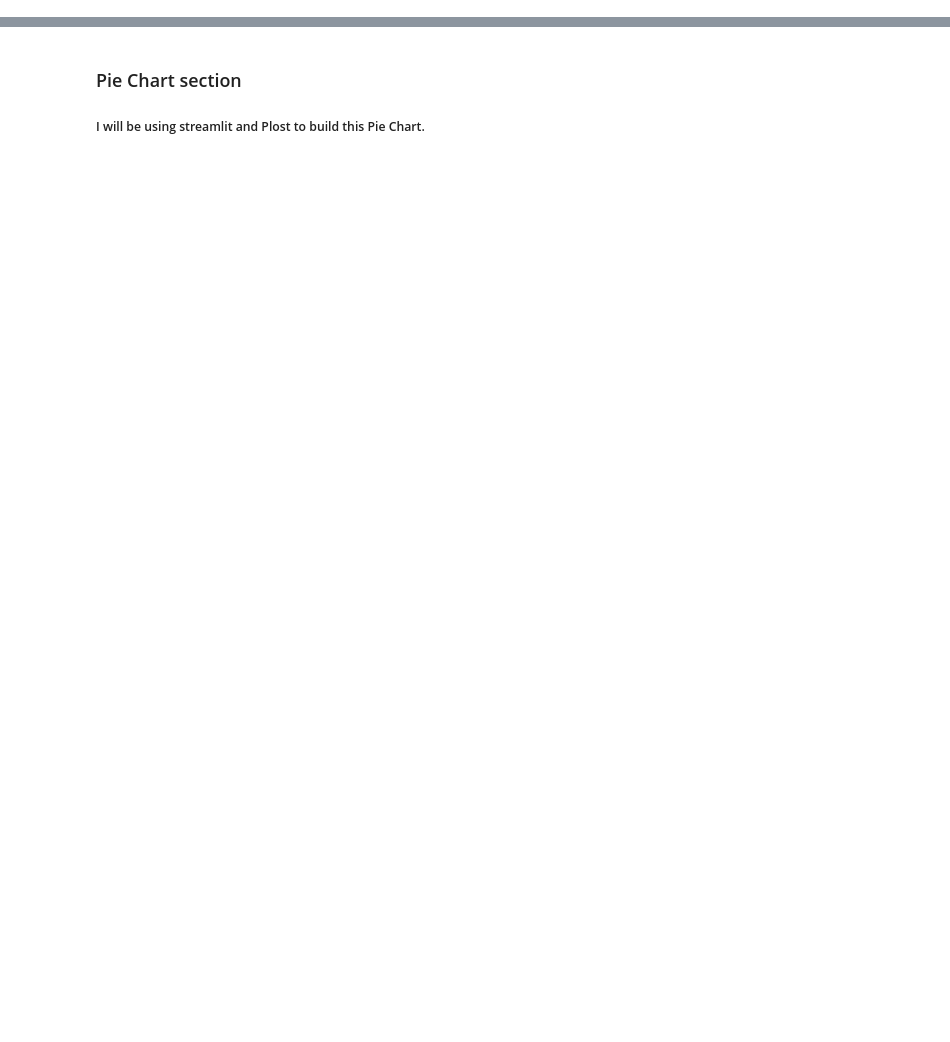
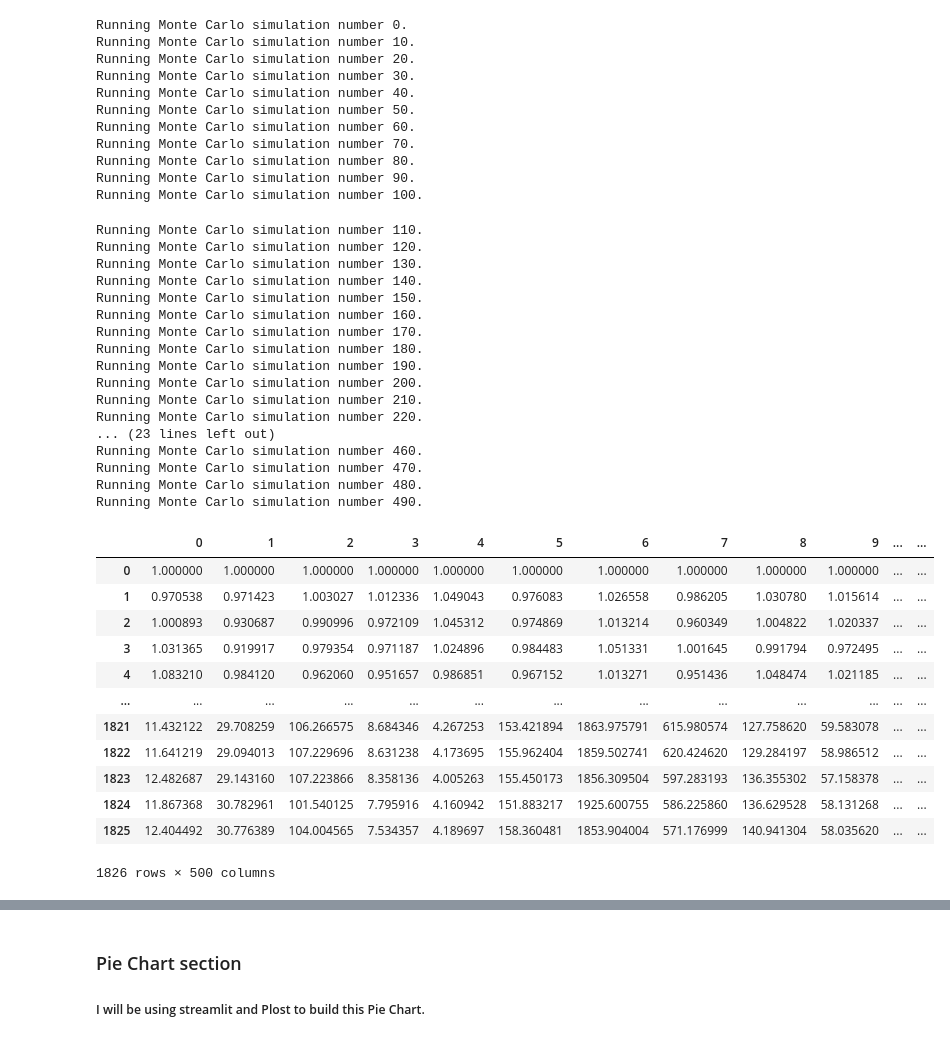
Before and after one commit to Aqui1983/Wallet-Collector-Financial-app-Project-1, a Jupyter notebook: main.ipynb, the cells around one changed output, grey strips where cells are left out. Cells and saved outputs as stored; diff of their text form; code cells hidden in the pictures; blank space fills up the shorter version.

```diff
--- a/main.ipynb
+++ b/main.ipynb
@@ -96,4 +95,46 @@ Monte_carlo_sim = MCSimulation(
 )
 # %%
-MC_equal_dist.calc_cumulative_return()
+Monte_carlo_sim.calc_cumulative_return()
+# %% [output]
+Running Monte Carlo simulation number 0.
+Running Monte Carlo simulation number 10.
+Running Monte Carlo simulation number 20.
+Running Monte Carlo simulation number 30.
+Running Monte Carlo simulation number 40.
+Running Monte Carlo simulation number 50.
+Running Monte Carlo simulation number 60.
+Running Monte Carlo simulation number 70.
+Running Monte Carlo simulation number 80.
+Running Monte Carlo simulation number 90.
+Running Monte Carlo simulation number 100.
+Running Monte Carlo simulation number 110.
+Running Monte Carlo simulation number 120.
+Running Monte Carlo simulation number 130.
+Running Monte Carlo simulation number 140.
+Running Monte Carlo simulation number 150.
+Running Monte Carlo simulation number 160.
+Running Monte Carlo simulation number 170.
+Running Monte Carlo simulation number 180.
+Running Monte Carlo simulation number 190.
+Running Monte Carlo simulation number 200.
+Running Monte Carlo simulation number 210.
+Running Monte Carlo simulation number 220.
+... (23 lines left out)
+Running Monte Carlo simulation number 460.
+Running Monte Carlo simulation number 470.
+Running Monte Carlo simulation number 480.
+Running Monte Carlo simulation number 490.
+|  | 0 | 1 | 2 | 3 | 4 | 5 | 6 | 7 | 8 | 9 | ... | ... |
+| 0 | 1.000000 | 1.000000 | 1.000000 | 1.000000 | 1.000000 | 1.000000 | 1.000000 | 1.000000 | 1.000000 | 1.000000 | ... | ... |
+| 1 | 0.970538 | 0.971423 | 1.003027 | 1.012336 | 1.049043 | 0.976083 | 1.026558 | 0.986205 | 1.030780 | 1.015614 | ... | ... |
+| 2 | 1.000893 | 0.930687 | 0.990996 | 0.972109 | 1.045312 | 0.974869 | 1.013214 | 0.960349 | 1.004822 | 1.020337 | ... | ... |
+| 3 | 1.031365 | 0.919917 | 0.979354 | 0.971187 | 1.024896 | 0.984483 | 1.051331 | 1.001645 | 0.991794 | 0.972495 | ... | ... |
+| 4 | 1.083210 | 0.984120 | 0.962060 | 0.951657 | 0.986851 | 0.967152 | 1.013271 | 0.951436 | 1.048474 | 1.021185 | ... | ... |
+| ... | ... | ... | ... | ... | ... | ... | ... | ... | ... | ... | ... | ... |
+| 1821 | 11.432122 | 29.708259 | 106.266575 | 8.684346 | 4.267253 | 153.421894 | 1863.975791 | 615.980574 | 127.758620 | 59.583078 | ... | ... |
+| 1822 | 11.641219 | 29.094013 | 107.229696 | 8.631238 | 4.173695 | 155.962404 | 1859.502741 | 620.424620 | 129.284197 | 58.986512 | ... | ... |
+| 1823 | 12.482687 | 29.143160 | 107.223866 | 8.358136 | 4.005263 | 155.450173 | 1856.309504 | 597.283193 | 136.355302 | 57.158378 | ... | ... |
+| 1824 | 11.867368 | 30.782961 | 101.540125 | 7.795916 | 4.160942 | 151.883217 | 1925.600755 | 586.225860 | 136.629528 | 58.131268 | ... | ... |
+| 1825 | 12.404492 | 30.776389 | 104.004565 | 7.534357 | 4.189697 | 158.360481 | 1853.904004 | 571.176999 | 140.941304 | 58.035620 | ... | ... |
+1826 rows × 500 columns
 # %%
```
Also changed, not shown: parts of 6 cells of this notebook, 4 other files.
